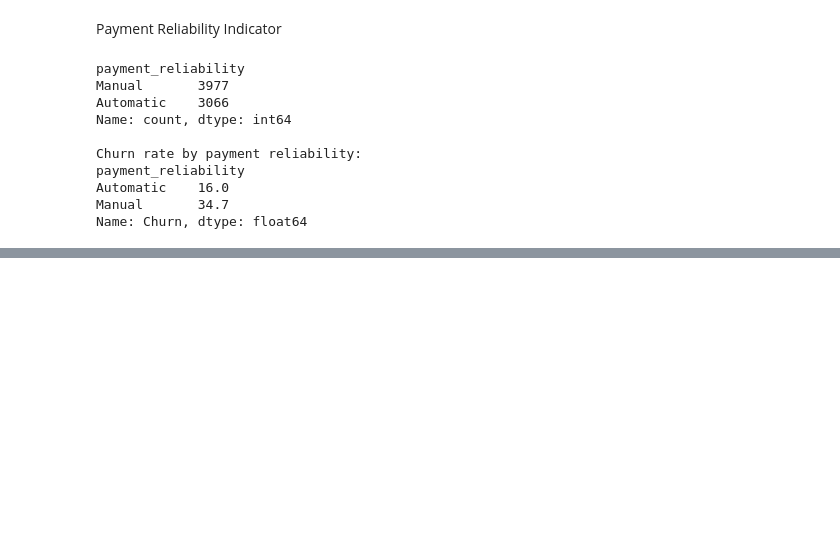
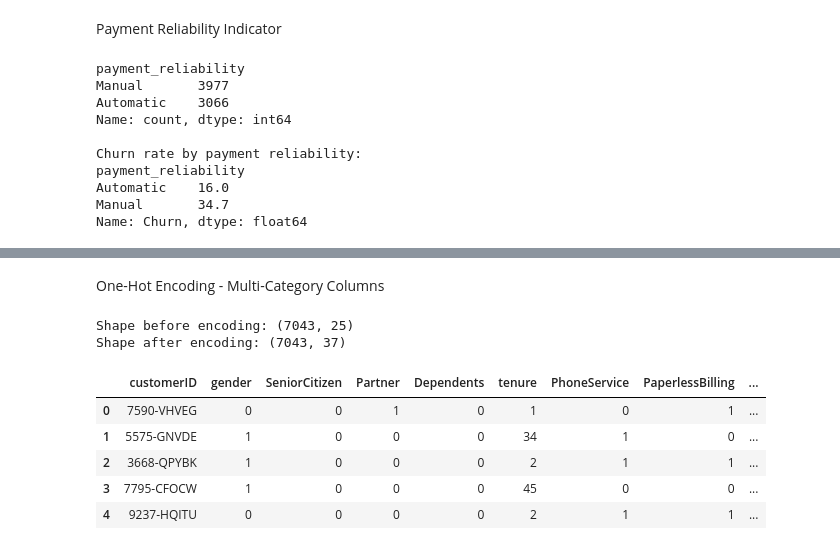
Before and after one commit to kasunwathsala/telco-customer-churn-analysis, a Jupyter notebook: notebooks/01_eda.ipynb, the cells around one changed output, grey strips where cells are left out. Saved outputs shown, nothing was run; the diff lists cells and outputs as text; code cells hidden in the pictures; blank space fills up the shorter version.

Commit message:
Apply encoding strategies: Label Encoding for binary columns, One-Hot Encoding for multi-category columns

```diff
--- a/notebooks/01_eda.ipynb
+++ b/notebooks/01_eda.ipynb
@@ -556,0 +559,13 @@ Name: Churn, dtype: float64
+# %%
+# Binary columns (Yes/No, or 2 categories) → Label Encoding
+binary_columns = ['gender', 'Partner', 'Dependents', 'PhoneService',
+                   'PaperlessBilling', 'Churn', 'payment_reliability']
+
+# Multi-category columns (no order) → One-Hot Encoding
+multi_category_columns = ['MultipleLines', 'InternetService', 'OnlineSecurity',
+                           'OnlineBackup', 'DeviceProtection', 'TechSupport',
+                           'StreamingTV', 'StreamingMovies', 'Contract',
+                           'PaymentMethod', 'tenure_category']
+
+print("Binary columns:", len(binary_columns))
+print("Multi-category columns:", len(multi_category_columns))
@@ -556,0 +577,12 @@ Name: Churn, dtype: float64
+# %%
+from sklearn.preprocessing import LabelEncoder
+
+# Apply Label Encoding to binary columns
+le = LabelEncoder()
+df_encoded = df.copy()
+
+for col in binary_columns:
+    df_encoded[col] = le.fit_transform(df_encoded[col])
+
+# Check result
+df_encoded[binary_columns].head()
@@ -556,0 +596,18 @@ Name: Churn, dtype: float64
+# %% [markdown]
+One-Hot Encoding - Multi-Category Columns
+# %%
+# Apply One-Hot Encoding to multi-category columns
+df_encoded = pd.get_dummies(df_encoded, columns=multi_category_columns, drop_first=True)
+
+print(f"Shape before encoding: {df.shape}")
+print(f"Shape after encoding: {df_encoded.shape}")
+df_encoded.head()
+# %% [output]
+Shape before encoding: (7043, 25)
+Shape after encoding: (7043, 37)
+|  | customerID | gender | SeniorCitizen | Partner | Dependents | tenure | PhoneService | PaperlessBilling | ... |
+| 0 | 7590-VHVEG | 0 | 0 | 1 | 0 | 1 | 0 | 1 | ... |
+| 1 | 5575-GNVDE | 1 | 0 | 0 | 0 | 34 | 1 | 0 | ... |
+| 2 | 3668-QPYBK | 1 | 0 | 0 | 0 | 2 | 1 | 1 | ... |
+| 3 | 7795-CFOCW | 1 | 0 | 0 | 0 | 45 | 0 | 0 | ... |
+| 4 | 9237-HQITU | 0 | 0 | 0 | 0 | 2 | 1 | 1 | ... |
```
Also changed, not shown: parts of 4 cells of this notebook.
